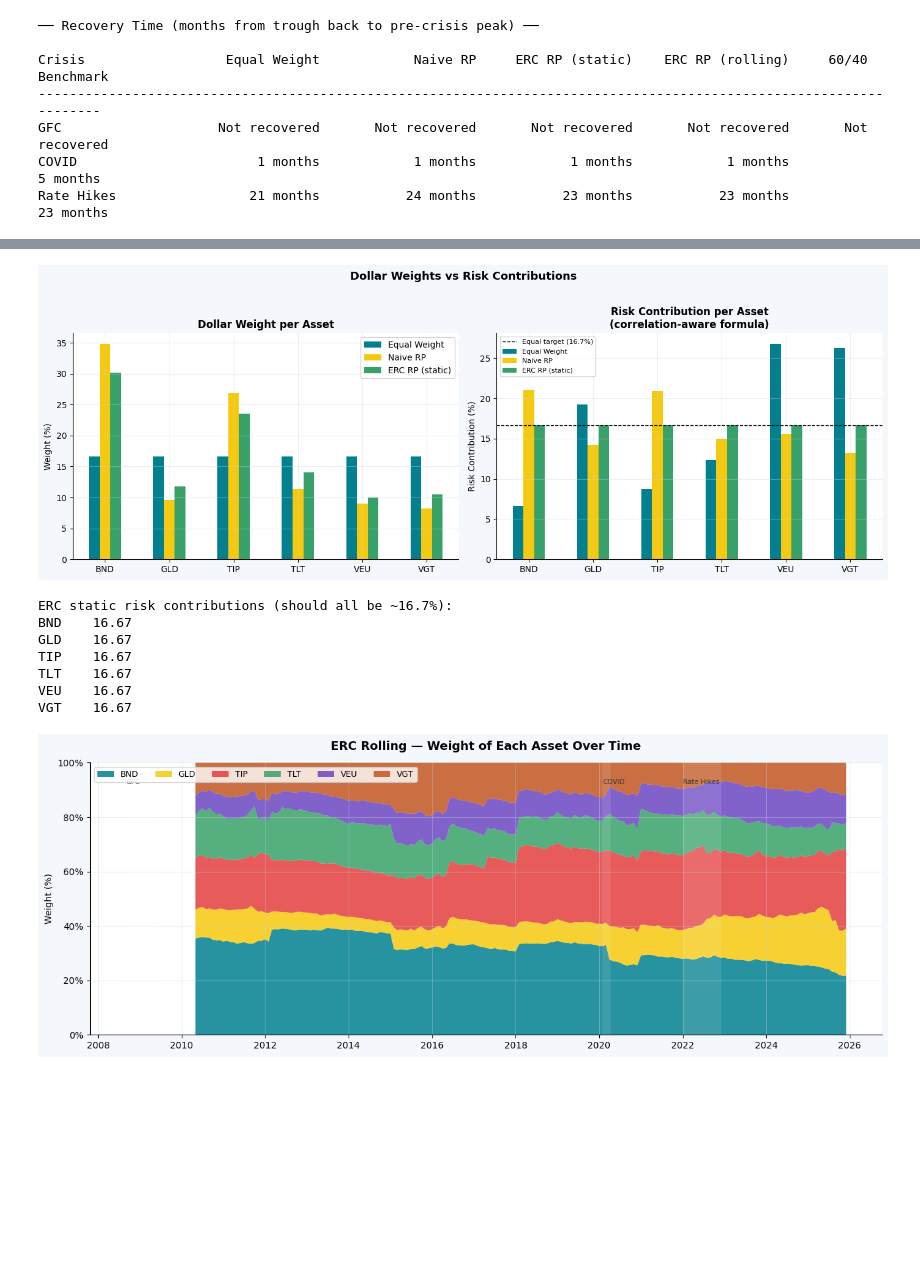
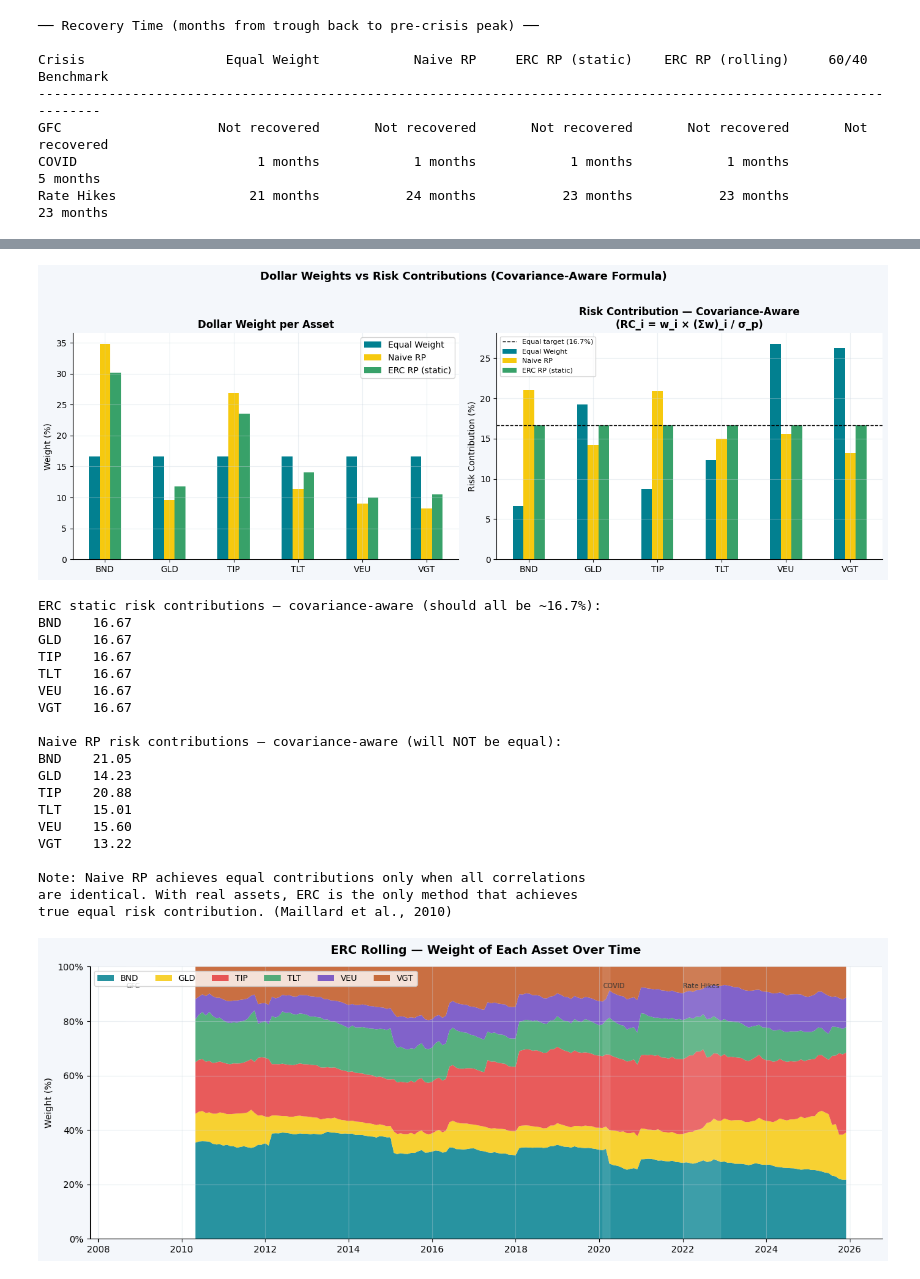
Before and after one commit to Anuj-Khadka/roboadvisor_research, a Jupyter notebook: src/models/03_risk_parity_model.ipynb, the cells around one changed output, grey strips where cells are left out. Saved outputs shown, nothing was run; the diff lists cells and outputs as text; code cells hidden in the pictures; blank space fills up the shorter version.

```diff
--- a/src/models/03_risk_parity_model.ipynb
+++ b/src/models/03_risk_parity_model.ipynb
@@ -621,39 +627,45 @@ plt.show()
 # %%
-# ── Cell 12: Weight Allocation vs Risk Contribution ──────────────────────────
-# Left chart: what percentage each asset gets in terms of dollars
-# Right chart: what percentage each asset contributes in terms of risk
-# ERC makes the right chart equal — the left chart will not be equal
+# ── Cell 12b: Risk Contribution — Covariance-Aware Formula (Euler Decomposition)
+# This is the academically correct approach: RC_i = w_i × (Σw)_i / σ_p
+# It accounts for the full covariance structure — correlations between
+# all pairs of assets are embedded in the matrix multiplication (Σw).
 #
-# IMPORTANT: Risk contributions are computed using the FULL covariance-aware
-# formula, not the simplified diagonal approximation.
-# Correct formula: RC_i = w_i * (Σw)_i / σ_p
-# The simplified version (w_i * σ_i) ignores correlations between assets
-# and overstates risk contributions for correlated pairs.
 # Source: Maillard, Roncalli & Teiletche (2010), Journal of Portfolio Management
+# This is the formula ERC optimization is built upon.
+#
+# COMPARE WITH CELL 12a: Any difference in the right-hand chart between
+# these two cells shows the effect of correlation on risk attribution.
+# For uncorrelated assets the results would be identical.
+# For correlated assets (e.g. BND and TLT), the covariance-aware formula
+# assigns lower contributions because the risks partially offset each other.
 
 def compute_risk_contributions(weights_series, cov_matrix):
     """
     Compute each asset's percentage risk contribution using the
-    full covariance-aware marginal risk formula.
+    full covariance-aware marginal risk formula (Euler decomposition).
 
-    RC_i = w_i * (Σw)_i / σ_p  (Euler decomposition)
+    RC_i = w_i × (Σw)_i / σ_p
 
-    This correctly accounts for cross-asset correlations.
-    Returns risk contributions as percentages summing to 100.
+    Parameters
+    ----------
+    weights_series : pd.Series  — portfolio weights (must sum to 1)
+    cov_matrix     : pd.DataFrame — full covariance matrix
+
+    Returns
+    -------
+    pd.Series — risk contributions as percentages summing to 100
     """
     w   = weights_series.values
     cov = cov_matrix.values
     portfolio_vol    = np.sqrt(w @ cov @ w)
-    marginal_risk    = (cov @ w) / portfolio_vol      # ∂σ_p / ∂w_i
-    risk_contrib     = w * marginal_risk               # RC_i = w_i * ∂σ_p / ∂w_i
+    marginal_risk    = (cov @ w) / portfolio_vol    # ∂σ_p / ∂w_i
+    risk_contrib     = w * marginal_risk             # RC_i = w_i × ∂σ_p / ∂w_i
     risk_contrib_pct = risk_contrib / risk_contrib.sum() * 100
     return pd.Series(risk_contrib_pct, index=weights_series.index)
 
 
-# Use full covariance matrix from the complete return history
 covariance_full = rets.cov()
 
-# Compute correlation-aware risk contributions for each strategy
 equal_weight_rc = compute_risk_contributions(equal_weights,      covariance_full)
 naive_rp_rc     = compute_risk_contributions(naive_weights,      covariance_full)
 erc_static_rc   = compute_risk_contributions(erc_weights_static, covariance_full)
@@ -665,49 +677,68 @@ ax = axes[0]
 weight_comparison = pd.DataFrame({
     "Equal Weight"    : equal_weights * 100,
     "Naive RP"        : naive_weights * 100,
     "ERC RP (static)" : erc_weights_static * 100,
 })
 weight_comparison.plot(kind="bar", ax=ax,
                        color=["#028090", "#F6C90E", "#38A169"])
 ax.set_title("Dollar Weight per Asset", fontweight="bold")
 ax.set_ylabel("Weight (%)")
 ax.set_xlabel("")
 ax.tick_params(axis="x", rotation=0)
 
-# ── Right: risk contribution (correlation-aware) ──────────────────────────────
+# ── Right: covariance-aware risk contribution ─────────────────────────────────
 ax = axes[1]
-risk_contribution_comparison = pd.DataFrame({
+risk_contribution_cov = pd.DataFrame({
     "Equal Weight"    : equal_weight_rc,
     "Naive RP"        : naive_rp_rc,
     "ERC RP (static)" : erc_static_rc,
 })
-risk_contribution_comparison.plot(kind="bar", ax=ax,
-                                   color=["#028090", "#F6C90E", "#38A169"])
+risk_contribution_cov.plot(kind="bar", ax=ax,
+                            color=["#028090", "#F6C90E", "#38A169"])
 ax.axhline(100 / N, color="black", linewidth=1, linestyle="--",
            label=f"Equal target ({100/N:.1f}%)")
-ax.set_title("Risk Contribution per Asset\n(correlation-aware formula)", fontweight="bold")
+ax.set_title("Risk Contribution — Covariance-Aware\n(RC_i = w_i × (Σw)_i / σ_p)", fontweight="bold")
 ax.set_ylabel("Risk Contribution (%)")
 ax.set_xlabel("")
 ax.tick_params(axis="x", rotation=0)
 ax.legend(fontsize=8)
 
-fig.suptitle("Dollar Weights vs Risk Contributions",
+fig.suptitle("Dollar Weights vs Risk Contributions (Covariance-Aware Formula)",
              fontsize=13, fontweight="bold", y=1.02)
 plt.tight_layout()
 plt.show()
 
-# ── Verification: ERC contributions should all be ~16.7% ─────────────────────
-print("ERC static risk contributions (should all be ~{:.1f}%):".format(100/N))
+# ── Verification ──────────────────────────────────────────────────────────────
+print("ERC static risk contributions — covariance-aware (should all be ~{:.1f}%):".format(100/N))
 print(erc_static_rc.round(2).to_string())
+print()
+print("Naive RP risk contributions — covariance-aware (will NOT be equal):")
+print(naive_rp_rc.round(2).to_string())
+print()
+print("Note: Naive RP achieves equal contributions only when all correlations")
+print("are identical. With real assets, ERC is the only method that achieves")
+print("true equal risk contribution. (Maillard et al., 2010)")
 # %% [output]
-[figure, old version]
+[figure, new version]
-ERC static risk contributions (should all be ~16.7%):
+ERC static risk contributions — covariance-aware (should all be ~16.7%):
 BND    16.67
 GLD    16.67
 TIP    16.67
 TLT    16.67
 VEU    16.67
 VGT    16.67
+
+Naive RP risk contributions — covariance-aware (will NOT be equal):
+BND    21.05
+GLD    14.23
+TIP    20.88
+TLT    15.01
+VEU    15.60
+VGT    13.22
+
+Note: Naive RP achieves equal contributions only when all correlations
+are identical. With real assets, ERC is the only method that achieves
+true equal risk contribution. (Maillard et al., 2010)
 # %%
 # ── Cell 13: Rolling ERC Weight Evolution ─────────────────────────────────────
 # Shows how each asset's weight changes month by month as volatility shifts.
```
Also changed, not shown: parts of 2 cells of this notebook, 1 other file.
